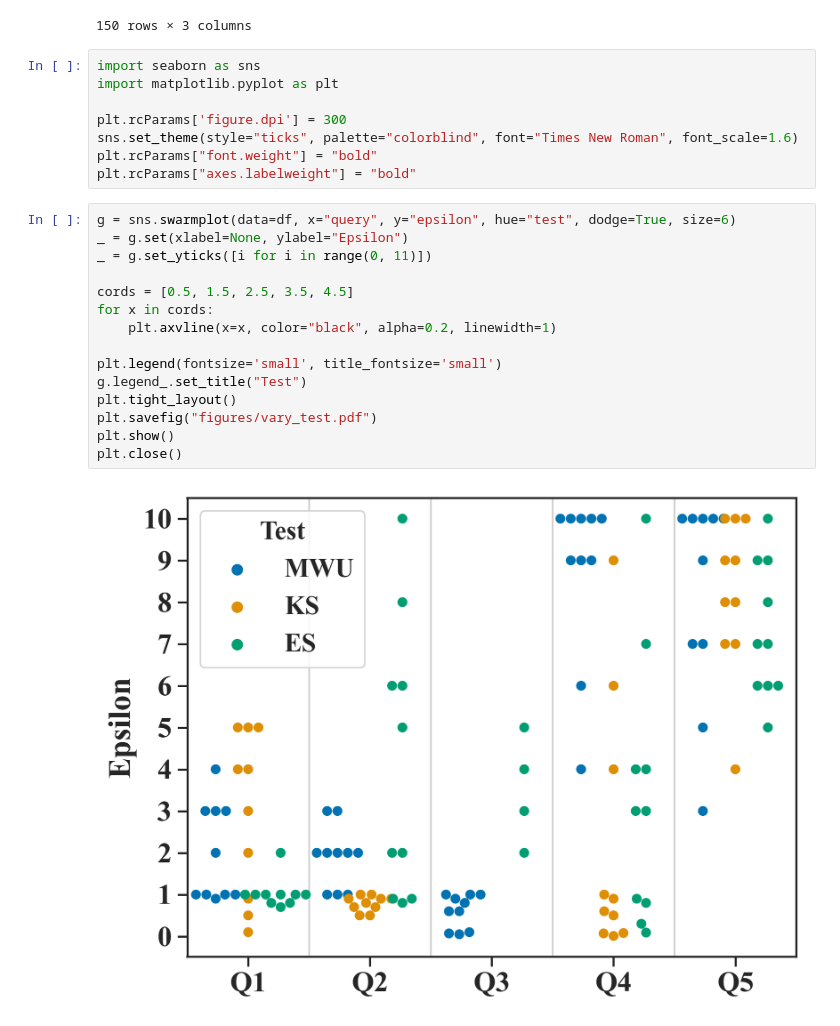
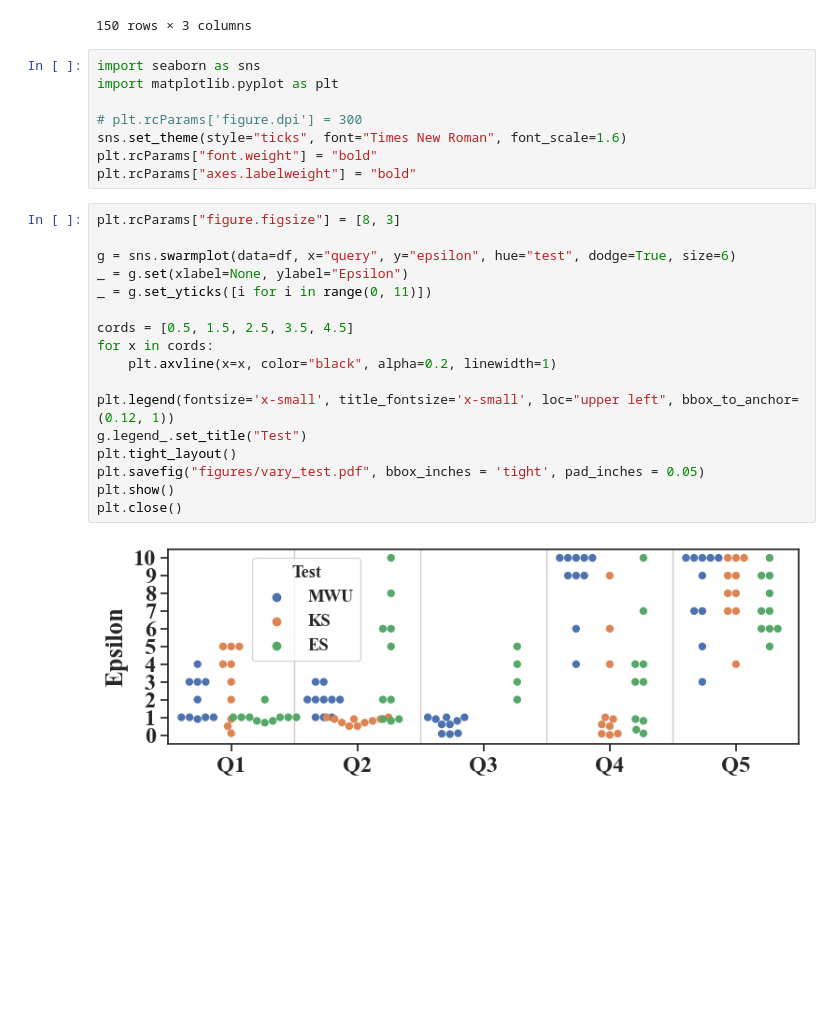
Before and after one commit to youny626/DP_test, a Jupyter notebook: ablation/vary_test/plot.ipynb, the cells around one changed output. Drawn from its saved outputs; the diff is of its cells as text; blank space fills up the shorter version.

```diff
--- a/ablation/vary_test/plot.ipynb
+++ b/ablation/vary_test/plot.ipynb
@@ -63,24 +63,26 @@ df
 import seaborn as sns
 import matplotlib.pyplot as plt
 
-plt.rcParams['figure.dpi'] = 300
-sns.set_theme(style="ticks", palette="colorblind", font="Times New Roman", font_scale=1.6)
+# plt.rcParams['figure.dpi'] = 300
+sns.set_theme(style="ticks", font="Times New Roman", font_scale=1.6)
 plt.rcParams["font.weight"] = "bold"
 plt.rcParams["axes.labelweight"] = "bold"
 # %%
+plt.rcParams["figure.figsize"] = [8, 3]
+
 g = sns.swarmplot(data=df, x="query", y="epsilon", hue="test", dodge=True, size=6)
 _ = g.set(xlabel=None, ylabel="Epsilon")
 _ = g.set_yticks([i for i in range(0, 11)])
 
 cords = [0.5, 1.5, 2.5, 3.5, 4.5]
 for x in cords:
     plt.axvline(x=x, color="black", alpha=0.2, linewidth=1)
 
-plt.legend(fontsize='small', title_fontsize='small')
+plt.legend(fontsize='x-small', title_fontsize='x-small', loc="upper left", bbox_to_anchor=(0.12, 1))
 g.legend_.set_title("Test")
 plt.tight_layout()
-plt.savefig("figures/vary_test.pdf")
+plt.savefig("figures/vary_test.pdf", bbox_inches = 'tight', pad_inches = 0.05)
 plt.show()
 plt.close()
 # %% [output]
-[figure, old version]
+[figure, new version]
```
Also changed, not shown: 4 other files.
